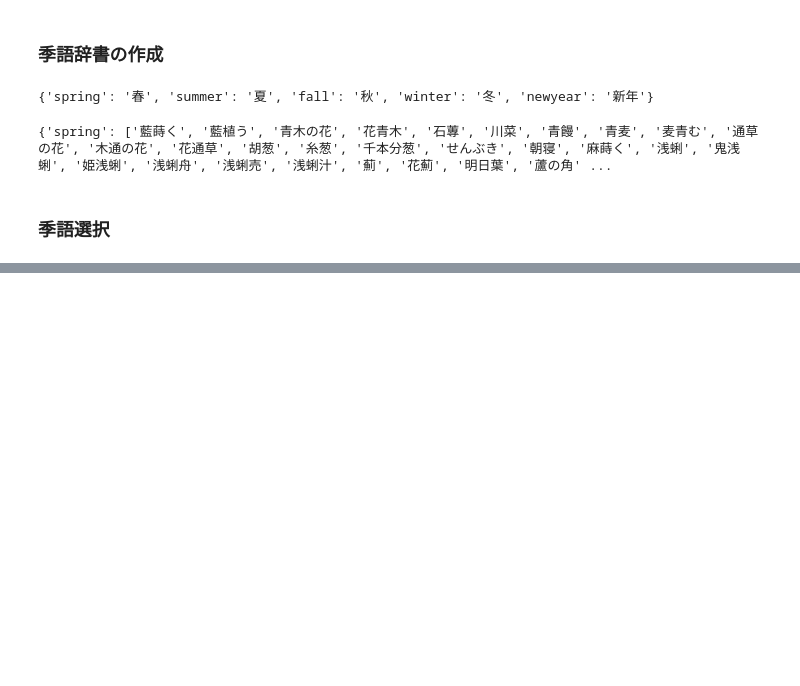
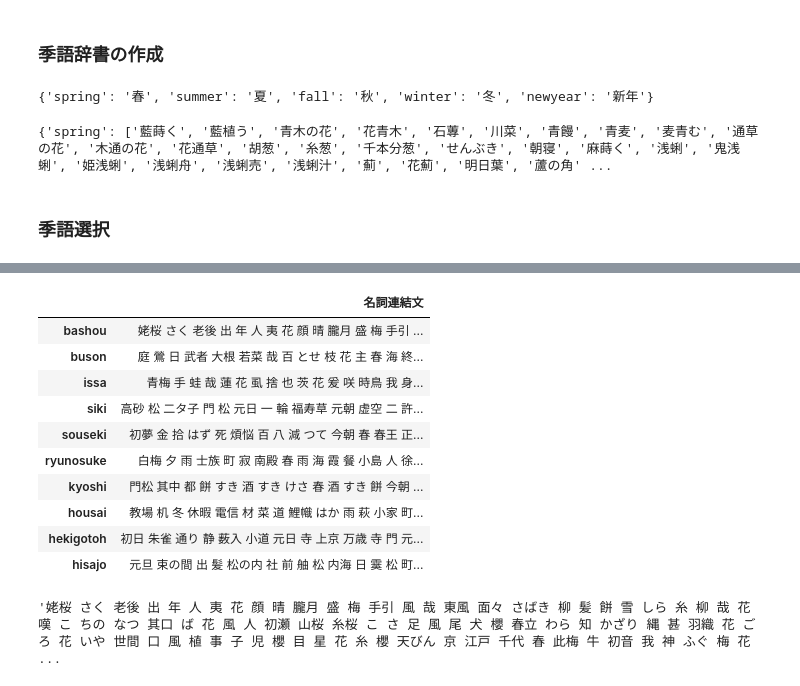
Before and after one commit to JunNishimura/Haiku_Research, a Jupyter notebook: Basyo/scripts/data_cleaning.ipynb, the cells around one changed output, grey strips where cells are left out. Cells and saved outputs as stored; diff of their text form; code cells hidden in the pictures; blank space fills up the shorter version.

```diff
--- a/Basyo/scripts/data_cleaning.ipynb
+++ b/Basyo/scripts/data_cleaning.ipynb
@@ -84,0 +106,24 @@ for haijin in haijins:
+# %%
+grouped_df = pd.DataFrame(index=names, columns=['名詞連結文'])
+
+grouped = haiku_df.groupby('作者')
+for name, group in grouped:
+    grouped_df.loc[name] = ' '.join(group['名詞'].tolist())
+
+grouped_df
+# %% [output]
+|  | 名詞連結文 |
+| bashou | 姥桜 さく 老後 出 年 人 夷 花 顔 晴 朧月 盛 梅 手引 ... |
+| buson | 庭 鶯 日 武者 大根 若菜 哉 百 とせ 枝 花 主 春 海 終... |
+| issa | 青梅 手 蛙 哉 蓮 花 虱 捨 也 茨 花 爰 咲 時鳥 我 身... |
+| siki | 高砂 松 二タ子 門 松 元日 一 輪 福寿草 元朝 虚空 二 許... |
+| souseki | 初夢 金 拾 はず 死 煩悩 百 八 減 つて 今朝 春 春王 正... |
+| ryunosuke | 白梅 夕 雨 士族 町 寂 南殿 春 雨 海 霞 餐 小島 人 徐... |
+| kyoshi | 門松 其中 都 餅 すき 酒 すき けさ 春 酒 すき 餅 今朝 ... |
+| housai | 教場 机 冬 休暇 電信 材 菜 道 鯉幟 はか 雨 萩 小家 町... |
+| hekigotoh | 初日 朱雀 通り 静 薮入 小道 元日 寺 上京 万歳 寺 門 元... |
+| hisajo | 元旦 束の間 出 髪 松の内 社 前 舳 松 内海 日 霙 松 町... |
+# %%
+grouped_df['名詞連結文'].loc['bashou']
+# %% [output]
+'姥桜 さく 老後 出 年 人 夷 花 顔 晴 朧月 盛 梅 手引 風 哉 東風 面々 さばき 柳 髪 餅 雪 しら 糸 柳 哉 花 嘆 こ ちの なつ 其口 ば 花 風 人 初瀬 山桜 糸桜 こ さ 足 風 尾 犬 櫻 春立 わら 知 かざり 縄 甚 羽織 花 ごろ 花 いや 世間 口 風 植 事 子 児 櫻 目 星 花 糸 櫻 天びん 京 江戸 千代 春 此梅 牛 初音 我 神 ふぐ 梅 花  ...
```
Also changed, not shown: parts of 7 cells of this notebook, 3 other files.
